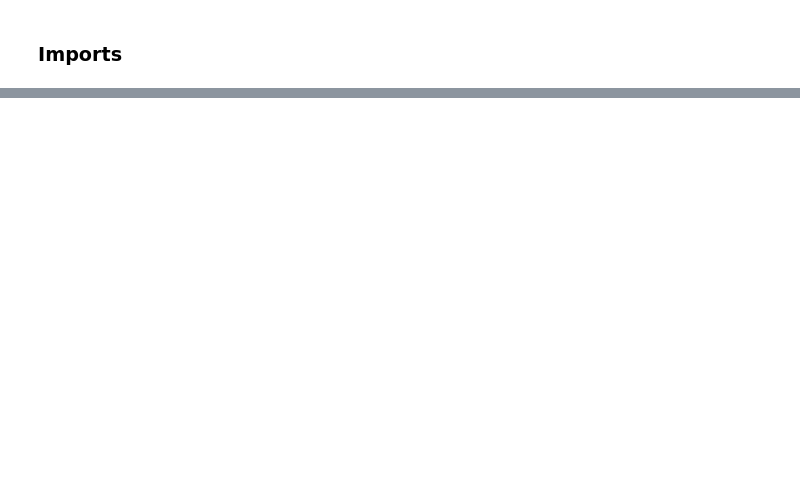
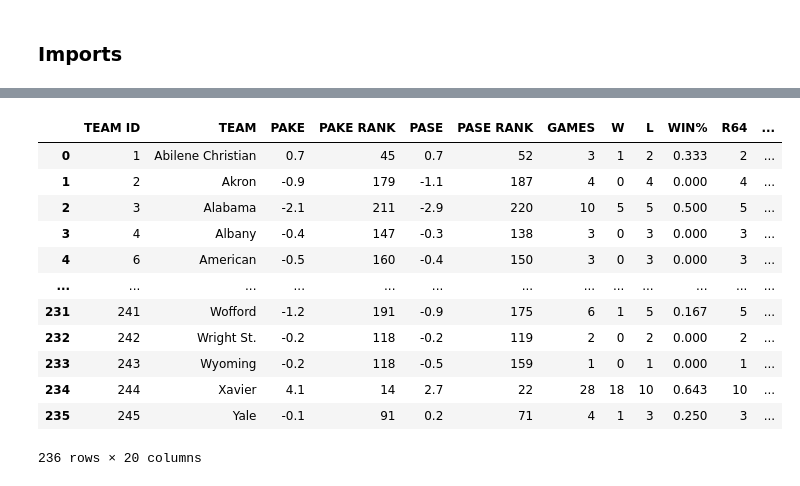
Before and after one commit to rhit-utsisda/ML-Project, a Jupyter notebook: Project/Preprocessing.ipynb, the cells around one changed output, grey strips where cells are left out. Cells and saved outputs as stored; diff of their text form; code cells hidden in the pictures; blank space fills up the shorter version.

```diff
--- a/Project/Preprocessing.ipynb
+++ b/Project/Preprocessing.ipynb
@@ -62,0 +40,17 @@ ValueError: All arrays must be of the same length
+# %%
+teamresults = pd.read_csv("Datasets/Team Results.csv")
+teamresults
+# %% [output]
+|  | TEAM ID | TEAM | PAKE | PAKE RANK | PASE | PASE RANK | GAMES | W | L | WIN% | R64 | ... |
+| 0 | 1 | Abilene Christian | 0.7 | 45 | 0.7 | 52 | 3 | 1 | 2 | 0.333 | 2 | ... |
+| 1 | 2 | Akron | -0.9 | 179 | -1.1 | 187 | 4 | 0 | 4 | 0.000 | 4 | ... |
+| 2 | 3 | Alabama | -2.1 | 211 | -2.9 | 220 | 10 | 5 | 5 | 0.500 | 5 | ... |
+| 3 | 4 | Albany | -0.4 | 147 | -0.3 | 138 | 3 | 0 | 3 | 0.000 | 3 | ... |
+| 4 | 6 | American | -0.5 | 160 | -0.4 | 150 | 3 | 0 | 3 | 0.000 | 3 | ... |
+| ... | ... | ... | ... | ... | ... | ... | ... | ... | ... | ... | ... | ... |
+| 231 | 241 | Wofford | -1.2 | 191 | -0.9 | 175 | 6 | 1 | 5 | 0.167 | 5 | ... |
+| 232 | 242 | Wright St. | -0.2 | 118 | -0.2 | 119 | 2 | 0 | 2 | 0.000 | 2 | ... |
+| 233 | 243 | Wyoming | -0.2 | 118 | -0.5 | 159 | 1 | 0 | 1 | 0.000 | 1 | ... |
+| 234 | 244 | Xavier | 4.1 | 14 | 2.7 | 22 | 28 | 18 | 10 | 0.643 | 10 | ... |
+| 235 | 245 | Yale | -0.1 | 91 | 0.2 | 71 | 4 | 1 | 3 | 0.250 | 3 | ... |
+236 rows × 20 columns
```
Also changed, not shown: parts of 11 cells of this notebook.
